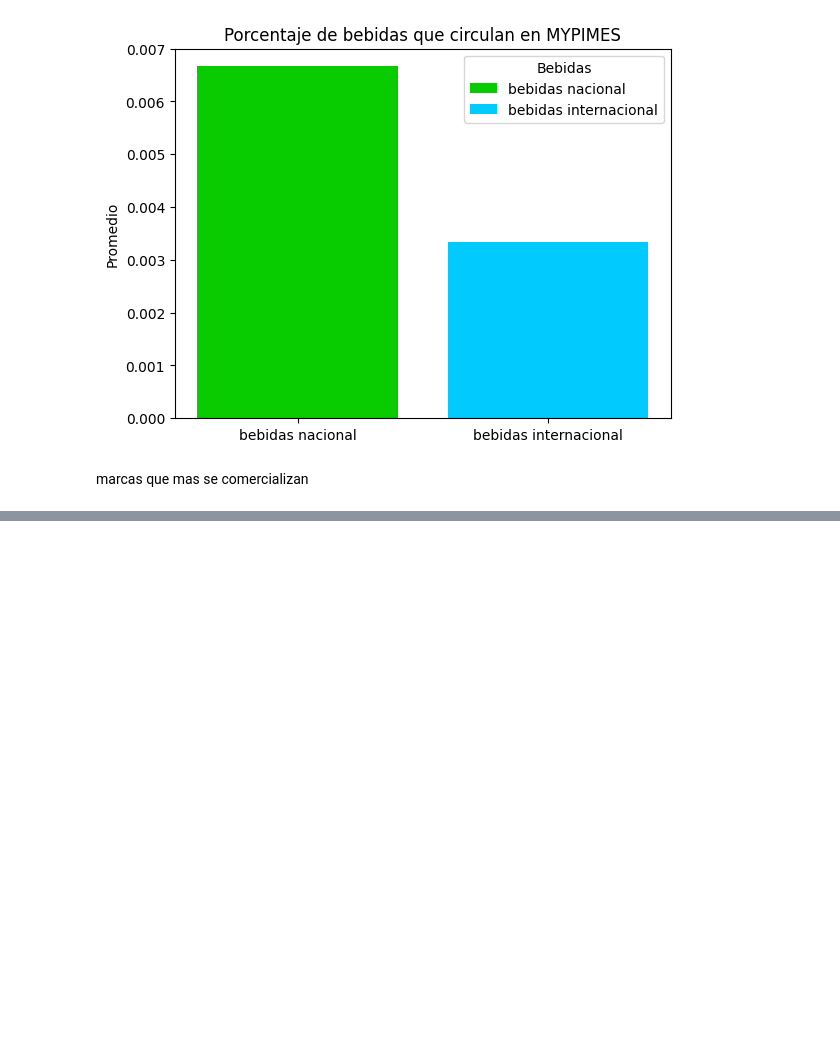
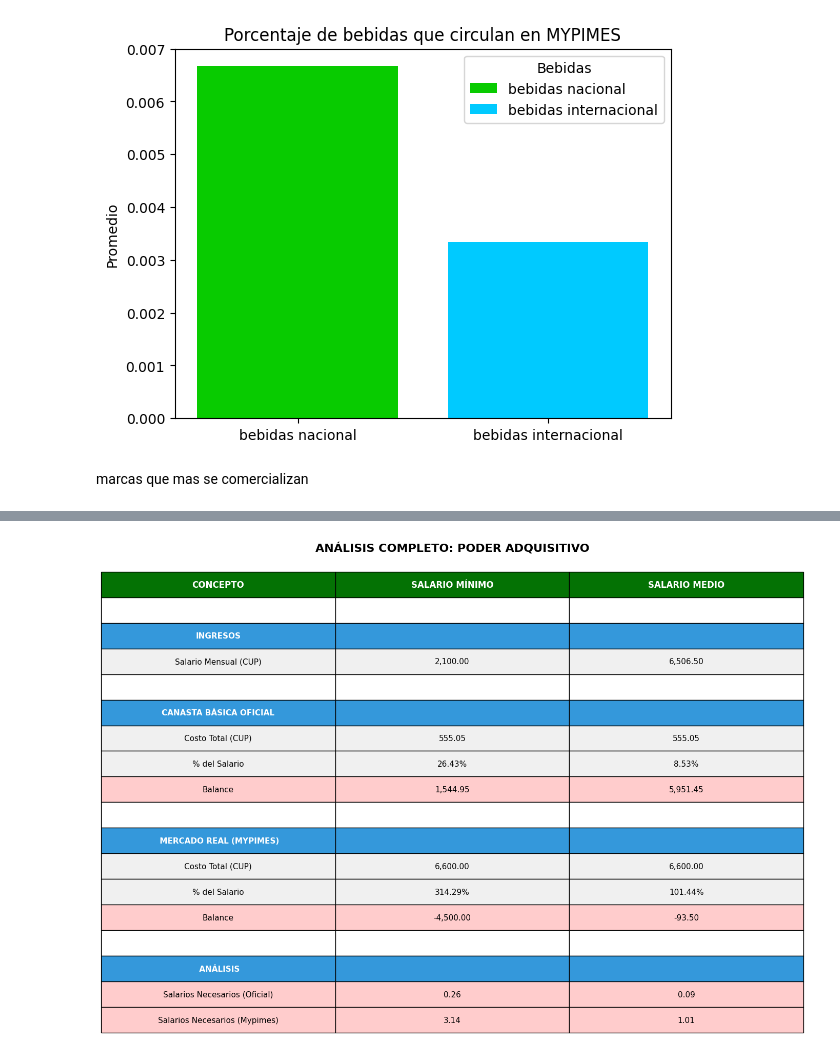
Before and after one commit to Aleinad-06/MYPIMES, a Jupyter notebook: main/main.ipynb, the cells around one changed output, grey strips where cells are left out. Cells and saved outputs as stored; diff of their text form; code cells hidden in the pictures; blank space fills up the shorter version.

```diff
--- a/main/main.ipynb
+++ b/main/main.ipynb
@@ -122,7 +152,95 @@ porcentaje(m_productos)
 # %%
-salario_minimo = 2100
-salario_medio = 6506.5
+def tabla_completa_analisis():
+    salario_minimo = 2100
+    salario_medio = 6506.5
 
-print(canasta_basica)
-print(m_productos)
+    todoscb = []
+    todosm = []
+
+    for cb in cb_productos:
+        precios_cb = cb["precio_cup"]
+        todoscb.append(precios_cb)
+    suma_cb = sum(todoscb)
+
+    for m in m_productos:
+        precios_m = m["precio_cup"]
+        todosm.append(precios_m)
+    suma_m = sum(todosm)
+
+    porcentaje_cb_minimo = (suma_cb / salario_minimo) * 100
+    porcentaje_cb_medio = (suma_cb / salario_medio) * 100
+    porcentaje_m_minimo = (suma_m / salario_minimo) * 100
+    porcentaje_m_medio = (suma_m / salario_medio) * 100
+
+    balance_cb_minimo = salario_minimo - suma_cb
+    balance_cb_medio = salario_medio - suma_cb
+    balance_m_minimo = salario_minimo - suma_m
+    balance_m_medio = salario_medio - suma_m
+
+
+    salarios_nec_cb_minimo = suma_cb / salario_minimo
+    salarios_nec_cb_medio = suma_cb / salario_medio
+    salarios_nec_m_minimo = suma_m / salario_minimo
+    salarios_nec_m_medio = suma_m / salario_medio
+
+    fig, ax = plt.subplots(figsize=(14, 10))
+    ax.axis('tight')
+    ax.axis('off')
+
+    datos_tabla = [
+        ['CONCEPTO', 'SALARIO MÍNIMO', 'SALARIO MEDIO'],
+        ['', '', ''],
+        ['INGRESOS', '', ''],
+        ['Salario Mensual (CUP)', f'{salario_minimo:,.2f}', f'{salario_medio:,.2f}'],
+        ['', '', ''],
+        ['CANASTA BÁSICA OFICIAL', '', ''],
+        ['Costo Total (CUP)', f'{suma_cb:,.2f}', f'{suma_cb:,.2f}'],
+        ['% del Salario', f'{porcentaje_cb_minimo:.2f}%', f'{porcentaje_cb_medio:.2f}%'],
+        ['Balance', f'{balance_cb_minimo:,.2f}', f'{balance_cb_medio:,.2f}'],
+        ['', '', ''],
+        [' MERCADO REAL (MYPIMES)', '', ''],
+        ['Costo Total (CUP)', f'{suma_m:,.2f}', f'{suma_m:,.2f}'],
+        ['% del Salario', f'{porcentaje_m_minimo:.2f}%', f'{porcentaje_m_medio:.2f}%'],
+        ['Balance', f'{balance_m_minimo:,.2f}', f'{balance_m_medio:,.2f}'],
+        ['', '', ''],
+        [' ANÁLISIS', '', ''],
+        ['Salarios Necesarios (Oficial)', f'{salarios_nec_cb_minimo:.2f}', f'{salarios_nec_cb_medio:.2f}'],
+        ['Salarios Necesarios (Mypimes)', f'{salarios_nec_m_minimo:.2f}', f'{salarios_nec_m_medio:.2f}']
+    ]
+
+    colores_filas = []
+    for i, fila in enumerate(datos_tabla):
+        if i == 0:
+            colores_filas.append(['#047204', '#047204', '#047204'])
+        elif i in [2, 5, 10, 15]:
+            colores_filas.append(['#3498db', '#3498db', '#3498db'])
+        elif fila[0] == 'Balance' or fila[0].startswith('Salarios Necesarios'):
+            colores_filas.append(['#ffcccc', '#ffcccc', '#ffcccc'])
+        elif i in [3, 6, 7, 11, 12, 16, 17]:
+            colores_filas.append(['#f0f0f0', '#f0f0f0', '#f0f0f0'])
+        else:
+            colores_filas.append(['white', 'white', 'white'])
+
+    tabla = ax.table(cellText=datos_tabla, cellLoc='center', loc='center',
+                     cellColours=colores_filas)
+
+    tabla.auto_set_font_size(False)
+    tabla.set_fontsize(11)
+    tabla.scale(1, 2.5)
+
+    for i in range(3):
+        celda = tabla[(0, i)]
+        celda.set_text_props(weight='bold', color='white', size=12)
+
+    for idx in [2, 5, 10, 15]:
+        for i in range(3):
+            celda = tabla[(idx, i)]
+            celda.set_text_props(weight='bold', color='white', size=11)
+
+    plt.title('ANÁLISIS COMPLETO: PODER ADQUISITIVO',
+              fontsize=16, fontweight='bold', pad=20)
+    plt.tight_layout()
+    plt.show()
+
+tabla_completa_analisis()
 # %% [output]
@@ -130,0 +247 @@ print(m_productos)
+[figure, added]
```
Also changed, not shown: parts of 16 cells of this notebook, 11 other files.
